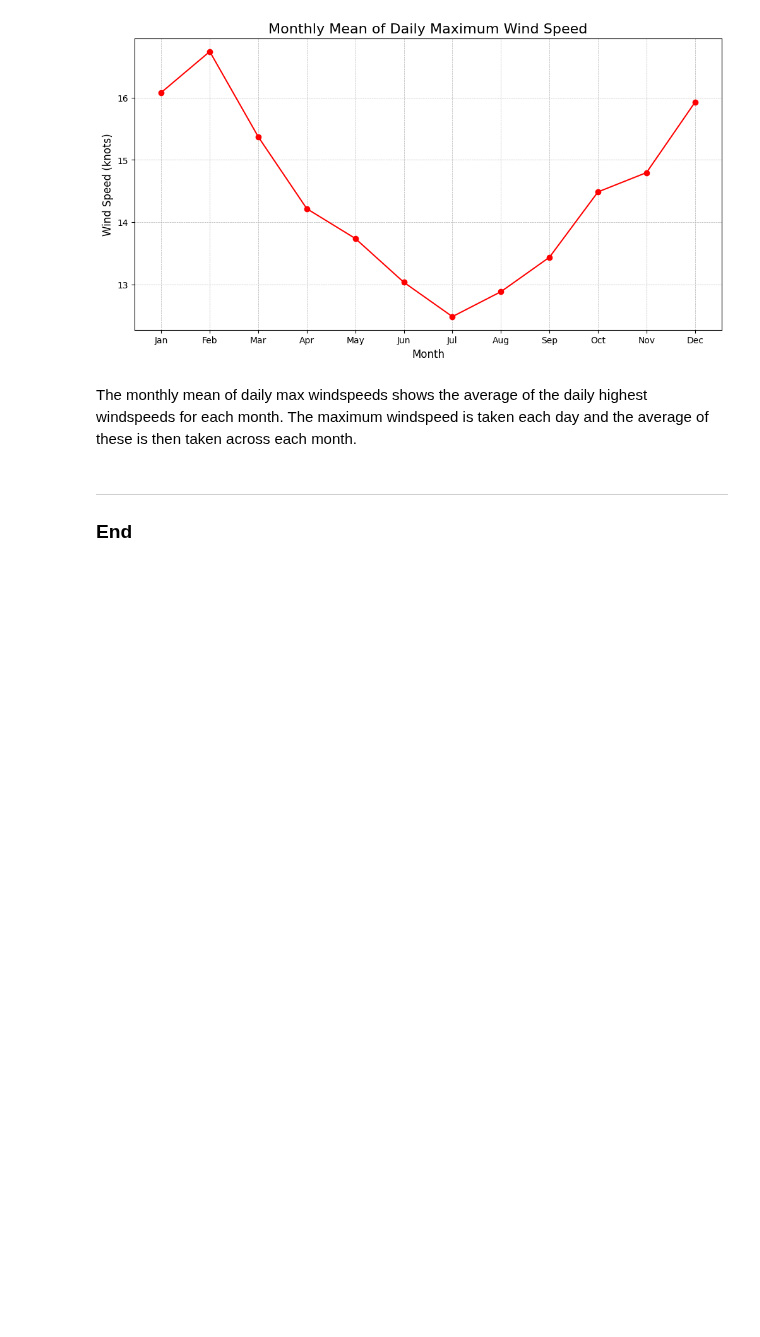
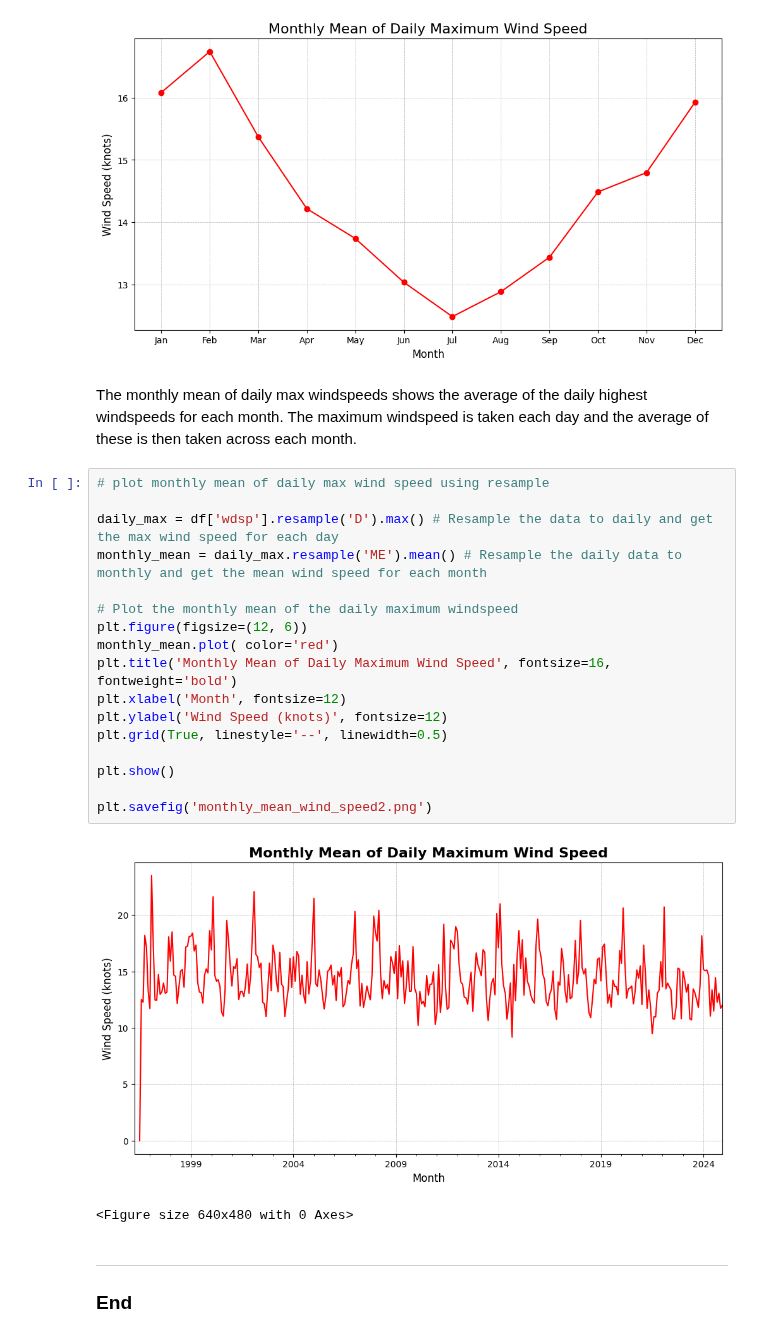
Before and after one commit to L-g00438909/PFDA_assignments, a Jupyter notebook: assignment_6_weather.ipynb, the cells around one changed output. Cells and saved outputs as stored; diff of their text form; blank space fills up the shorter version.

```diff
--- a/assignment_6_weather.ipynb
+++ b/assignment_6_weather.ipynb
@@ -452,6 +493,26 @@ plt.show()
 [figure]
 # %% [markdown]
 The monthly mean of daily max windspeeds shows the average of the daily highest windspeeds for each month. The maximum windspeed is taken each day and the average of these is then taken across each month.
+# %%
+# plot monthly mean of daily max wind speed using resample
+
+daily_max = df['wdsp'].resample('D').max() # Resample the data to daily and get the max wind speed for each day
+monthly_mean = daily_max.resample('ME').mean() # Resample the daily data to monthly and get the mean wind speed for each month
+
+# Plot the monthly mean of the daily maximum windspeed
+plt.figure(figsize=(12, 6))
+monthly_mean.plot( color='red')
+plt.title('Monthly Mean of Daily Maximum Wind Speed', fontsize=16, fontweight='bold')
+plt.xlabel('Month', fontsize=12)
+plt.ylabel('Wind Speed (knots)', fontsize=12)
+plt.grid(True, linestyle='--', linewidth=0.5)
+
+plt.show()
+
+plt.savefig('monthly_mean_wind_speed2.png')
+# %% [output]
+[figure, added]
+<Figure size 640x480 with 0 Axes>
 # %% [markdown]
 ***
 ### **End**
```
Also changed, not shown: parts of 16 cells of this notebook, 21 other files.
